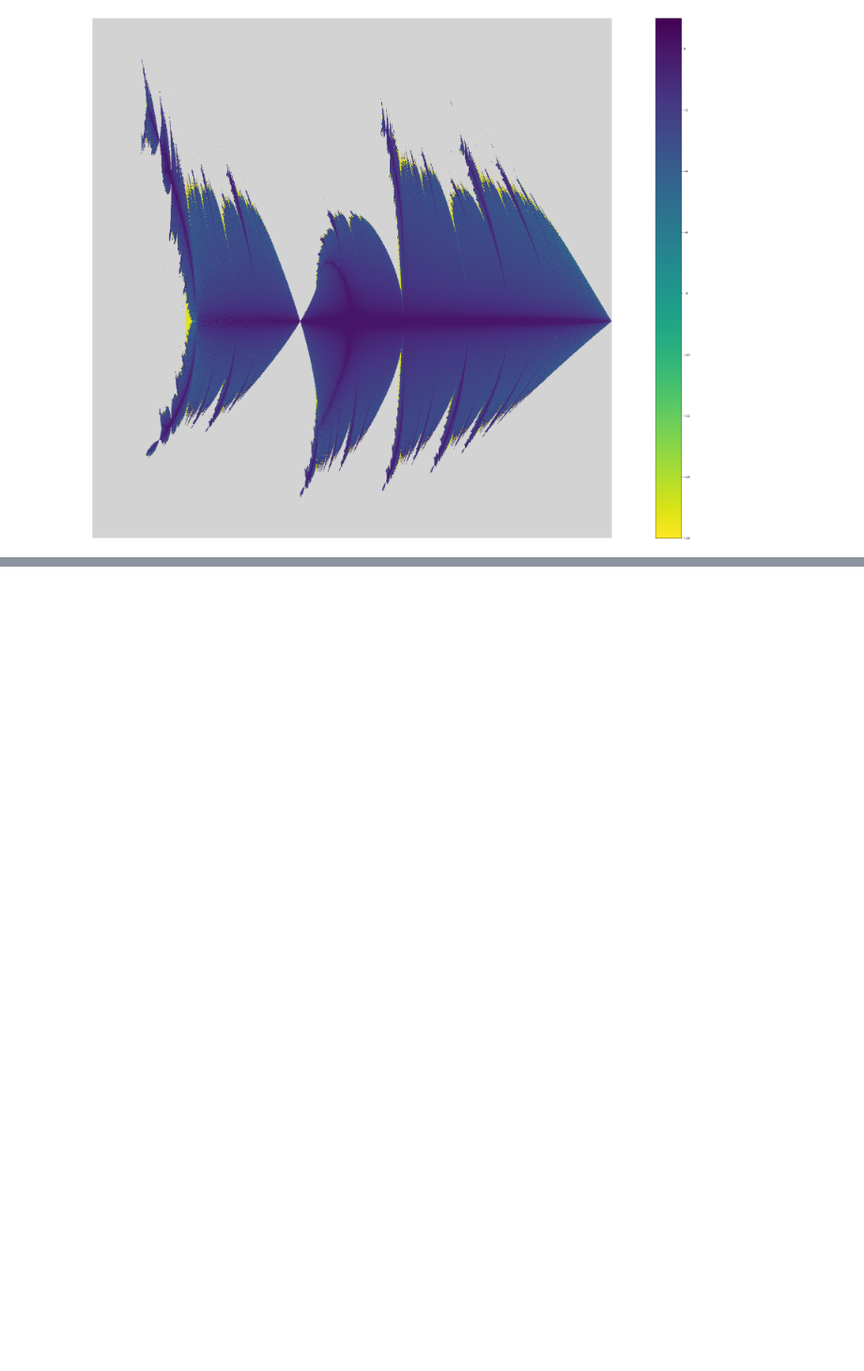
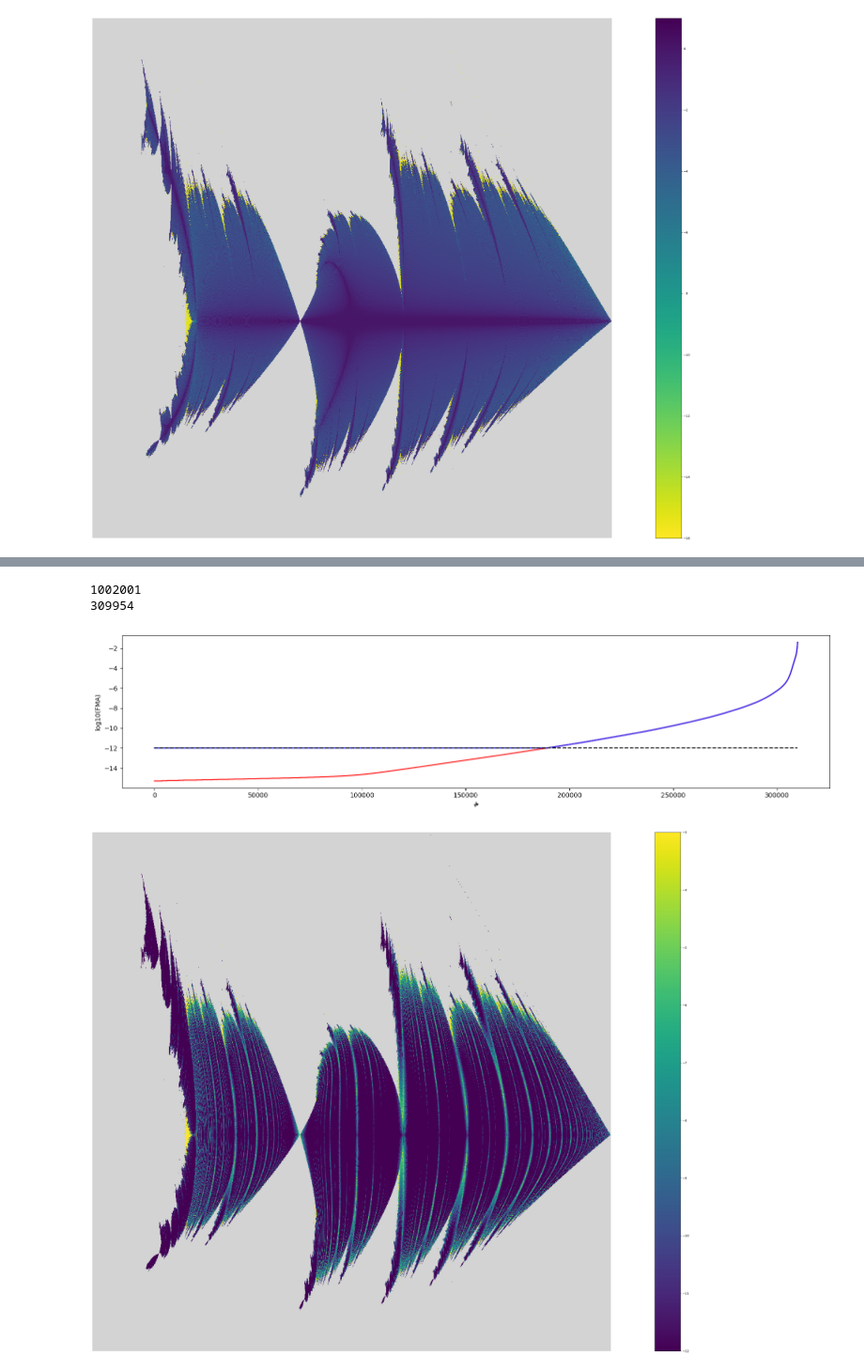
Before and after one commit to FractalTongues/fractal, a Jupyter notebook: fractal_jax.ipynb, the cells around one changed output, grey strips where cells are left out. Shown at 94% size. Drawn from its saved outputs; the diff is of its cells as text; code cells hidden in the pictures; blank space fills up the shorter version.

```diff
--- a/fractal_jax.ipynb
+++ b/fractal_jax.ipynb
@@ -121,0 +231,19 @@ plt.show()
+# %%
+# Set 'parametric' indicator
+
+def indicator(x, level=5.0E-16):
+    w, q = x
+    return jax.numpy.log10(level + jax.numpy.sqrt(jax.numpy.sum(jax.numpy.diff(fma(jax.numpy.stack([q, quadratic_line_b(w, q)]), w).T)**2)))
+# %%
+%%time
+
+# Evaluate indicator
+
+xb, *xr = x
+fj = jax.jit(jax.vmap(indicator))
+out = [fj(xb)]
+
+for xb in tqdm(xr):
+    out.append(fj(xb))
+
+out_fma = numpy.asarray(jax.numpy.concatenate(out).reshape(n, n).block_until_ready())
@@ -121,0 +253,46 @@ plt.show()
+# %%
+# Plot FMA results
+
+# Sorted FMA values
+
+elbow = numpy.nan_to_num(out_fma.flatten(), nan=100.0)
+print(len(elbow))
+
+# Remove replaced nan values
+
+elbow = elbow[elbow!= 100.0]
+print(len(elbow))
+
+# Plot elbow
+
+plt.figure(figsize=(16, 4))
+plt.plot(numpy.sort(elbow), color='red')
+elbow[elbow <= -12.0] = -12.0
+plt.plot(numpy.sort(elbow), color='blue')
+plt.xlabel('#')
+plt.ylabel('log10(FMA)')
+plt.hlines(-12.0, 0, len(elbow), color='black', linestyles='dashed')
+plt.tight_layout()
+plt.show()
+
+# Plot FMA color plot
+
+cmap = colormaps.get_cmap('viridis')
+cmap.set_bad(color='lightgray')
+
+out = numpy.nan_to_num(out_fma, nan=100.0)
+out[out == 100.0] = -100.0
+out[out >= -3.0] = -3.0
+out[out == -100.0] = float('nan')
+
+plt.figure(figsize=(5*8, 3*8))
+plt.imshow(out, vmin=-12.0, vmax=-3.0, aspect='equal', origin='lower', cmap=cmap, interpolation='nearest')
+plt.colorbar()
+plt.axis('off')
+plt.tight_layout()
+plt.show()
+# %% [output]
+1002001
+309954
+[figure, added]
+[figure, added]
```
Also changed, not shown: parts of 11 cells of this notebook.
